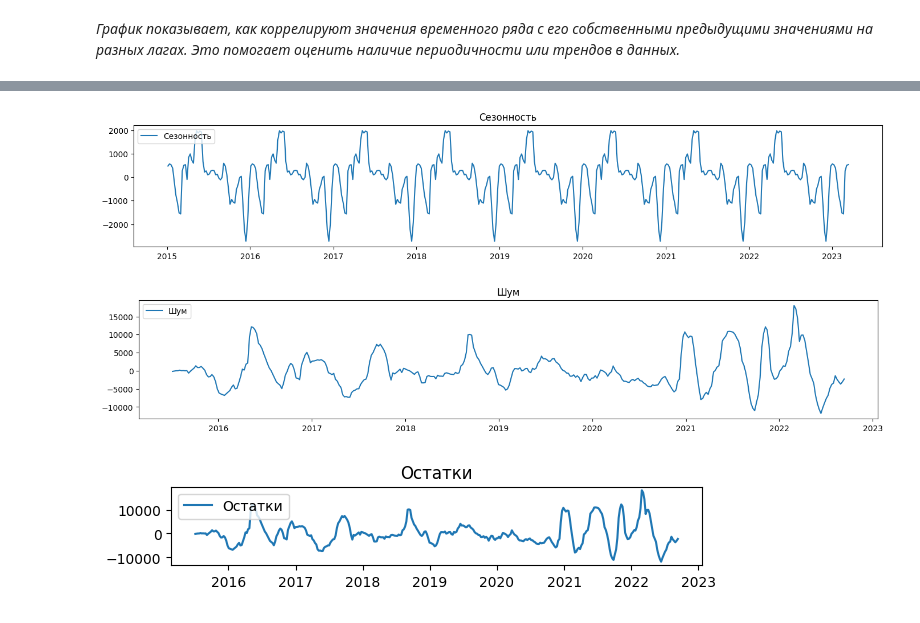
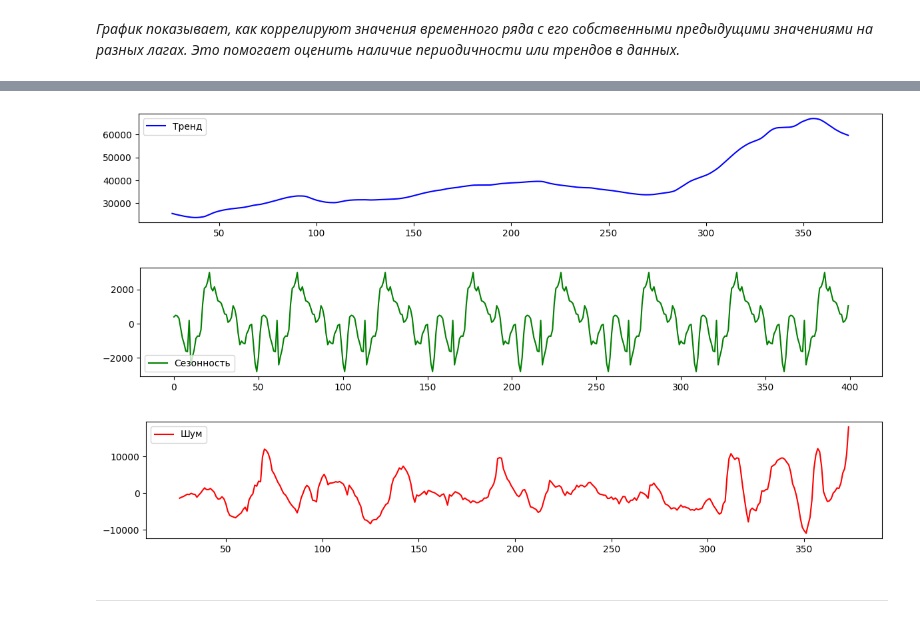
Before and after one commit to EBUSYGIN/ML-3, a Jupyter notebook: intensive.ipynb, the cells around one changed output, grey strips where cells are left out. Saved outputs shown, nothing was run; the diff lists cells and outputs as text; code cells hidden in the pictures.

```diff
--- a/intensive.ipynb
+++ b/intensive.ipynb
@@ -14,13 +14,13 @@ import pandas as pd
 # %%
 import matplotlib.pyplot as plt
 # %%
-# Загрузка данных из train.xlsx
-train_df = pd.read_excel('train.xlsx')
+#Загрузка данных из train.xlsx
+train_df = pd.read_excel('/content/sample_data/train.xlsx')
 
-# Загрузка данных из test.xlsx
-test_df = pd.read_excel('test.xlsx')
+#Загрузка данных из test.xlsx
+test_df = pd.read_excel('/content/sample_data/test.xlsx')
 
-# Вывод первых строк для проверки
+#Вывод первых строк для проверки
 print(train_df.head())
 print(test_df.head())
 # %% [output]
@@ -141,15 +134,15 @@ import pandas as pd
 import matplotlib.pyplot as plt
 from statsmodels.tsa.seasonal import seasonal_decompose
 # %%
-#Декомпозиция временного ряда
-decomposition = seasonal_decompose(data['Цена на арматуру'], model='additive', period=52)
-#Построение графиков
-plt.figure(figsize=(14, 10))
-#Тренд
-plt.subplot(4, 1, 2)
-plt.plot(decomposition.trend, label='Тренд')
-plt.legend(loc='upper left')
-plt.title('Тренд')
+decomposition = seasonal_decompose(train_df['Цена на арматуру'], model='additive', period=52)
+
+#Визуализируем декомпозицию
+plt.figure(figsize=(12, 8))
+
+plt.subplot(411)
+plt.plot(train_df['Цена на арматуру'], label='Исходный ряд', color='black')
+plt.legend()
+
 
 plt.tight_layout()
 plt.show()
@@ -158,35 +151,38 @@ plt.show()
+# %%
+#Тренд
+plt.figure(figsize=(12, 8))
+
+plt.subplot(412)
+plt.plot(decomposition.trend, label='Тренд', color='blue')
+plt.legend()
+
+plt.tight_layout()
+plt.show()
+# %% [output]
+[figure, added]
 # %%
-plt.figure(figsize=(14, 10))
 #Сезонность
-plt.subplot(4, 1, 3)
-plt.plot(decomposition.seasonal, label='Сезонность')
-plt.legend(loc='upper left')
-plt.title('Сезонность')
+plt.figure(figsize=(12, 8))
+
+plt.subplot(413)
+plt.plot(decomposition.seasonal, label='Сезонность', color='green')
+plt.legend()
 
 plt.tight_layout()
 plt.show()
 # %% [output]
-[figure, old version]
+[figure, new version]
 # %%
-plt.figure(figsize=(14, 10))
-# Шум
-plt.subplot(4, 1, 4)
-plt.plot(decomposition.resid, label='Шум')
-plt.legend(loc='upper left')
-plt.title('Шум')
+#Шум
+plt.figure(figsize=(12, 8))
+
+plt.subplot(414)
+plt.plot(decomposition.resid, label='Шум', color='red')
+plt.legend()
 
 plt.tight_layout()
 plt.show()
 # %% [output]
-[figure, old version]
+[figure, new version]
-# %%
-#Остатки
-plt.subplot(4, 1, 4)
-plt.plot(decomposition.resid, label='Остатки')
-plt.legend(loc='upper left')
-plt.title('Остатки')
-
-plt.tight_layout()
-plt.show()
-# %% [output]
-[figure, removed]
+# %% [markdown]
+------------------------------------------------------------------------
```
Also changed, not shown: parts of 8 cells of this notebook.
